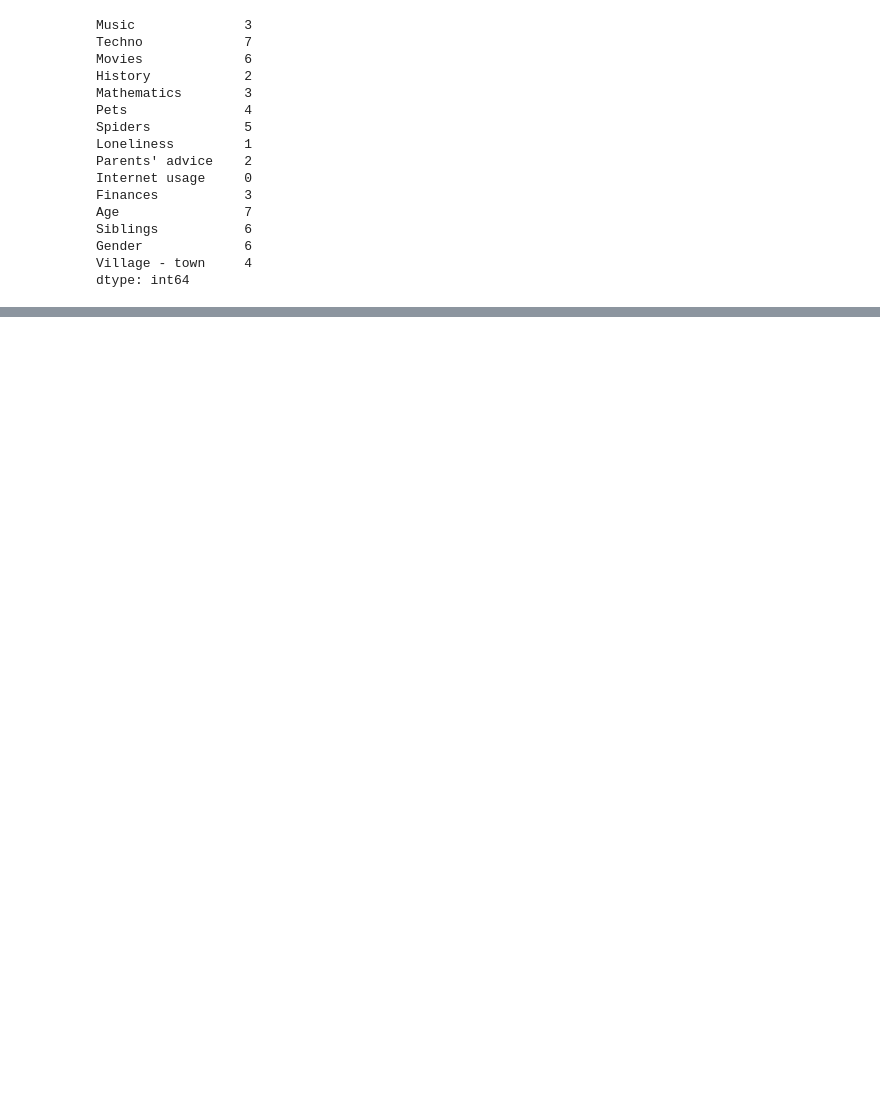
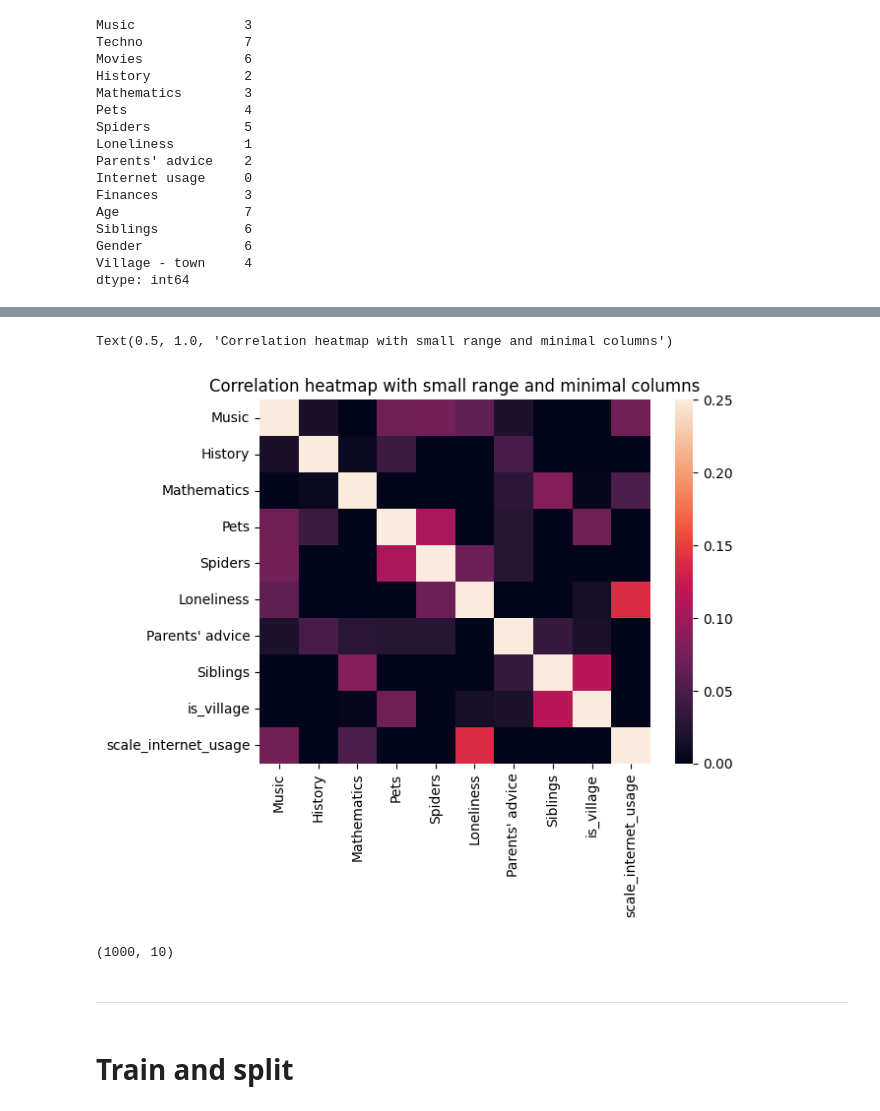
Before and after one commit to SnowSE/project-preprocessing-cody-1, a Jupyter notebook: project.ipynb, the cells around one changed output, grey strips where cells are left out. Drawn from its saved outputs; the diff is of its cells as text; code cells hidden in the pictures; blank space fills up the shorter version.

```diff
--- a/project.ipynb
+++ b/project.ipynb
@@ -83,0 +113,4 @@ Name: Loneliness, dtype: float64
+# %%
+df['is_male'] = (df['Gender'] == 'male').astype(int)
+df['is_village'] = (df['Village - town'] == 'village').astype(int)
+df = df.drop(columns=['Gender', 'Village - town'])
@@ -83,0 +139,5 @@ Name: Loneliness, dtype: float64
+# %%
+usage = ['no time at all', 'less than an hour a day', 'few hours a day', 'most of the day']
+df['scale_internet_usage'] = df['Internet usage'].map({v: i for i, v in enumerate(usage)})
+df = df.drop(columns=['Internet usage'])
+df
@@ -83,0 +179,5 @@ Name: Loneliness, dtype: float64
+# %%
+for col in df.columns:
+    mn = df[col].mean()
+    df[col] = df[col].fillna(mn)
+df.isna().sum() / len(df)
@@ -83,0 +203,2 @@ Name: Loneliness, dtype: float64
+# %%
+df = df.drop(columns=['is_male', 'Techno', 'Movies', 'Finances', 'Age'])
@@ -83,0 +219,14 @@ Name: Loneliness, dtype: float64
+# %%
+sns.heatmap(df.corr(), vmin=0, vmax=0.25)
+plt.title('Correlation heatmap with small range and minimal columns')
+# %% [output]
+Text(0.5, 1.0, 'Correlation heatmap with small range and minimal columns')
+[figure, added]
+# %%
+df.shape
+# %% [output]
+(1000, 10)
+# %% [markdown]
+---
+# %% [markdown]
+# Train and split
```
Also changed, not shown: parts of 33 cells of this notebook.
